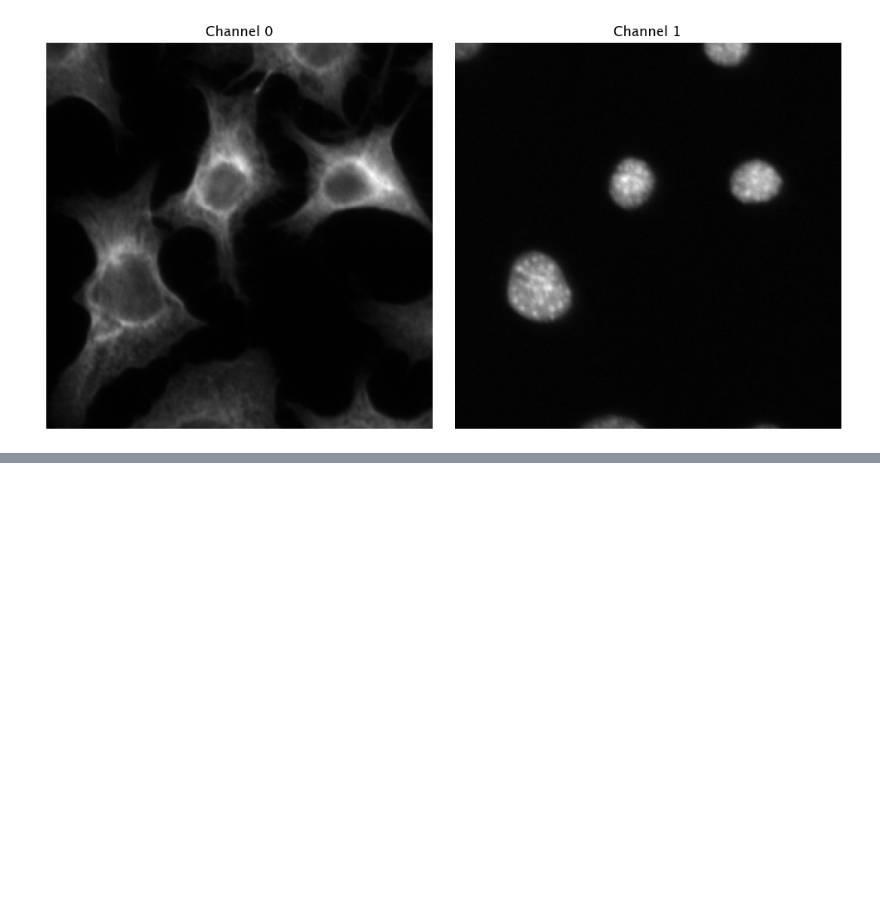
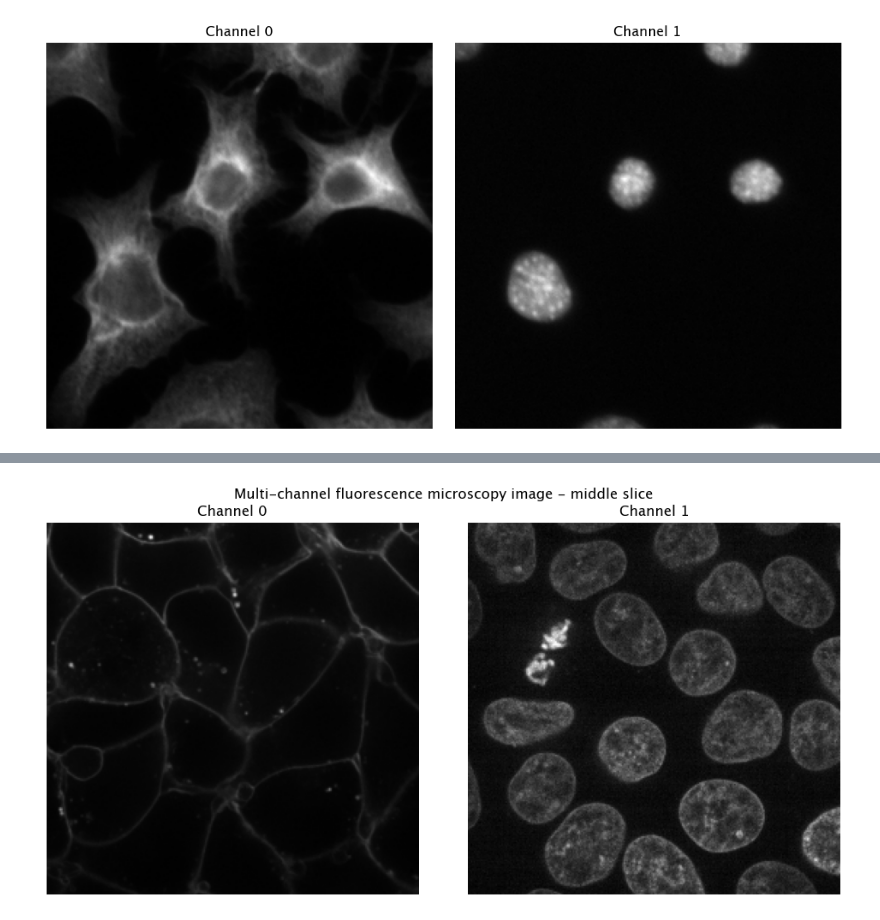
Before and after one commit to HMS-IAC/GBI-india, a Jupyter notebook: notebooks/02_Intro_to_Digital_Images.ipynb, the cells around one changed output, grey strips where cells are left out. Cells and saved outputs as stored; diff of their text form; code cells hidden in the pictures; blank space fills up the shorter version.

```diff
--- a/notebooks/02_Intro_to_Digital_Images.ipynb
+++ b/notebooks/02_Intro_to_Digital_Images.ipynb
@@ -378,0 +549,22 @@ plt.tight_layout()
+# %%
+from skimage import data
+import pooch
+
+# Load the multi-channel 3D image
+image = data.cells3d()  # 3D stack, one channel
+
+# display the channels
+fig, axes = plt.subplots(1, 2, figsize=(10, 5))
+fig.suptitle('Multi-channel fluorescence microscopy image - middle slice')
+
+# Display each channel from the middle z-slice
+middle_z = image.shape[0] // 2
+for channel in range(2):
+    axes[channel].imshow(image[middle_z, channel, :, :], cmap='gray')
+    axes[channel].set_title(f'Channel {channel}')
+    axes[channel].axis('off')
+
+plt.tight_layout()
+plt.show()
+# %% [output]
+[figure, added]
```
Also changed, not shown: parts of 24 cells of this notebook, 5 other files.
